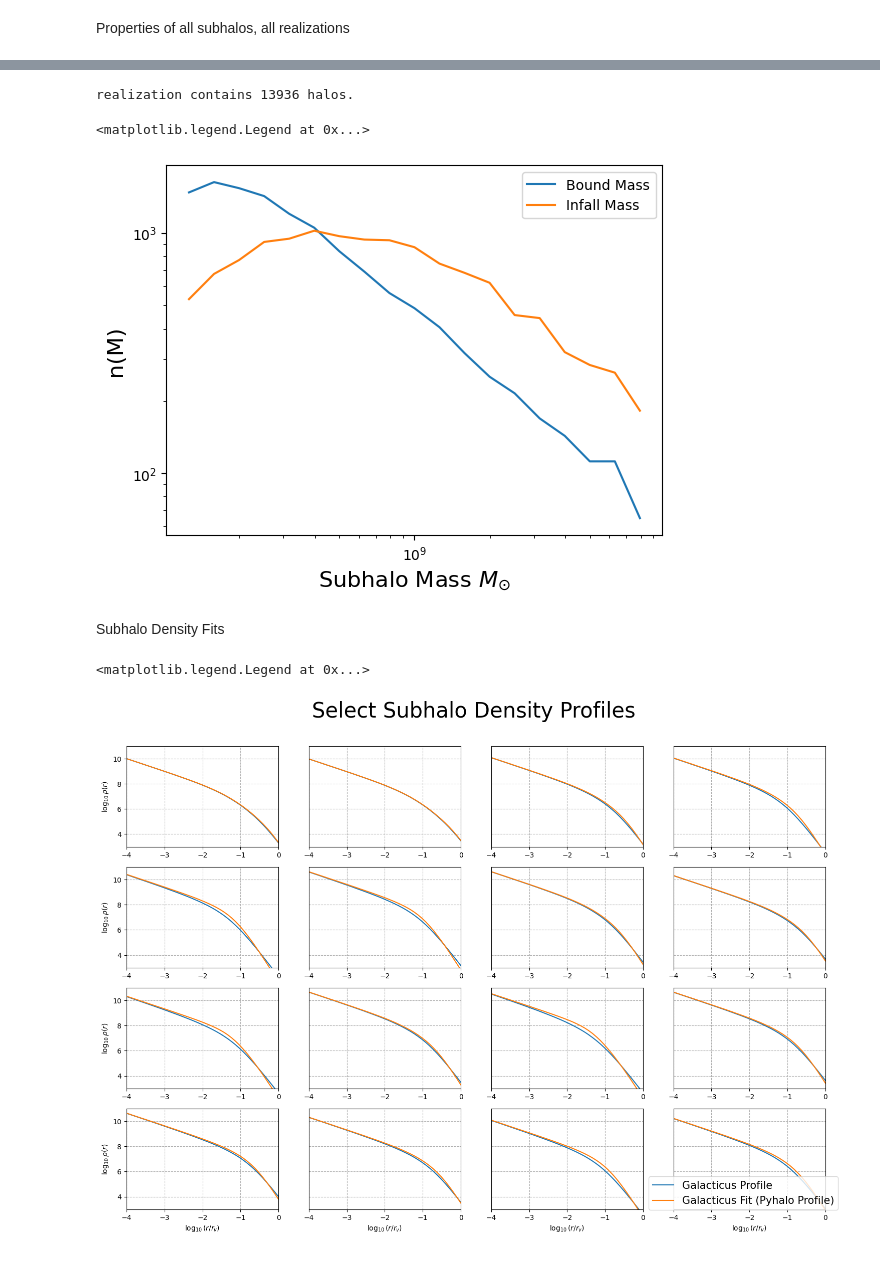
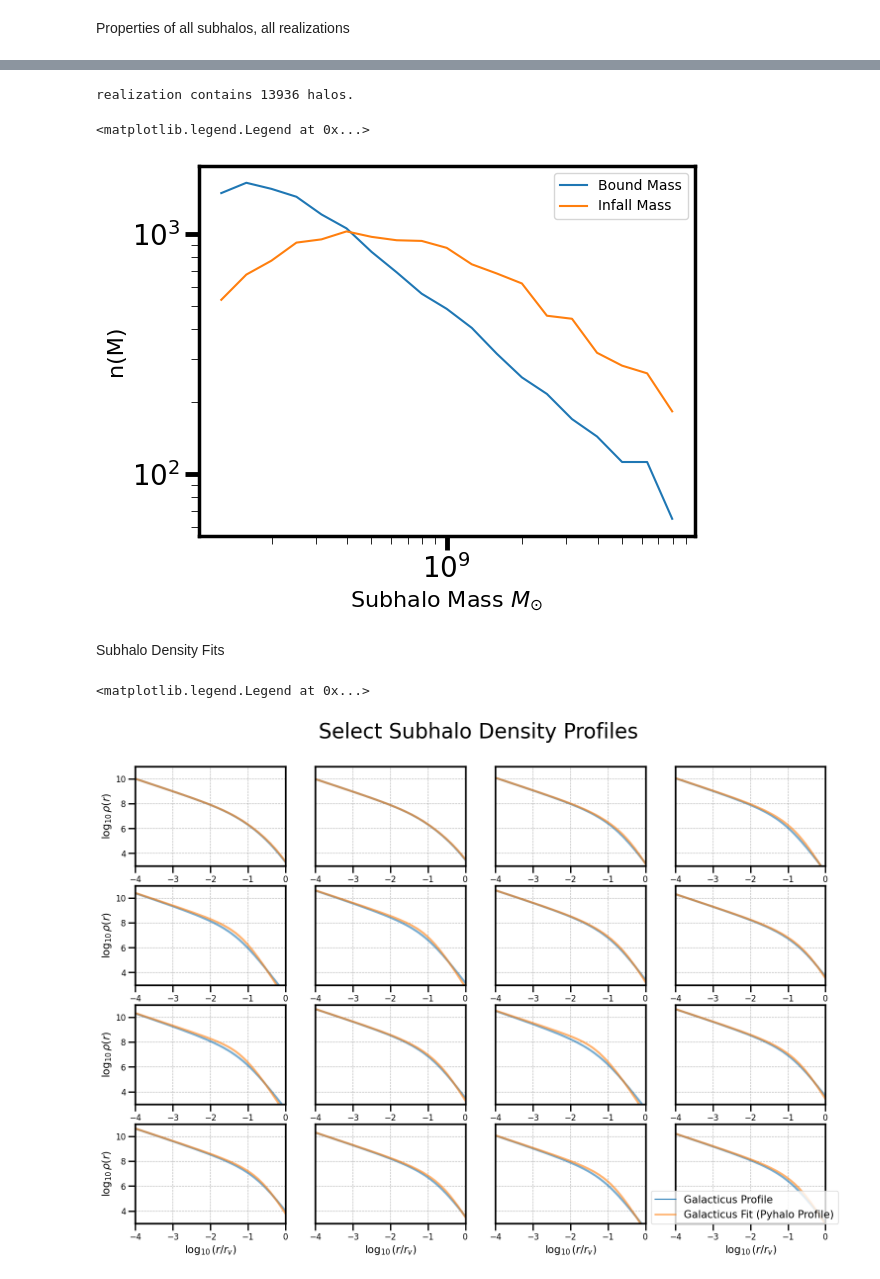
Before and after one commit to dangilman/pyHalo, a Jupyter notebook: example_notebooks/from_galacticus.ipynb, the cells around one changed output, grey strips where cells are left out. Cells and saved outputs as stored; diff of their text form; code cells hidden in the pictures.

```diff
--- a/example_notebooks/from_galacticus.ipynb
+++ b/example_notebooks/from_galacticus.ipynb
@@ -15,18 +19,17 @@ Create a single realization from galacticus output
 # %%
 #path_hdf5 = "data/TNFW_debug-15.hdf5"
 path_hdf5 = "data/TNFW_example.hdf5"
-
 tree_index = 8
 mrange = (1E8,1E10)
 # The coordinates of the normal vector of the plane we project onto when rendering
 # In this case coordinates would be projected onto y,z plane
 plane_normal = np.asarray((1,0,0))
-z_lens = 0.5
-z_source = 2
+zlens = 0.5
+zsource = 2
 cone_opening_angle_arcsec = 10
 
 
-realization_galacticus = DMFromGalacticus(z_lens,z_source,path_hdf5,tree_index,dict(cone_opening_angle_arcsec=cone_opening_angle_arcsec),
+realization_galacticus = DMFromGalacticus(zlens,zsource,path_hdf5,tree_index,dict(cone_opening_angle_arcsec=cone_opening_angle_arcsec,log_mlow=8,log_mhigh=10),
                                                                                 mrange,True,plane_normal)
 # %%
 print('realization contains '+str(len(realization_galacticus.halos))+' halos.')
@@ -78,7 +81,7 @@ phi = np.random.random((n_projections)) * 2 * np.pi
 realization_galacticus_multiple_projections = []
 
 for angle in zip(theta,phi):
-    realization = DMFromGalacticus(z_lens,z_source,path_hdf5,tree_index,dict(cone_opening_angle_arcsec=cone_opening_angle_arcsec),
+    realization = DMFromGalacticus(zlens,zsource,path_hdf5,tree_index,dict(cone_opening_angle_arcsec=cone_opening_angle_arcsec),
                                                                             mrange,True,proj_rotation_angles=angle)
 # %% [markdown]
 Visualize properties of galacticus subhalos
@@ -95,5 +90,5 @@ Notes on the mass function graph:
 # %%
-realization_galacticus_subhalos = DMFromGalacticus(z_lens,z_source,path_hdf5,tree_index,dict(cone_opening_angle_arcsec=cone_opening_angle_arcsec),
+realization_galacticus_subhalos = DMFromGalacticus(zlens,zsource,path_hdf5,tree_index,dict(cone_opening_angle_arcsec=cone_opening_angle_arcsec),
                                                                                 mrange,True,plane_normal,include_field_halos=False)
 
 subhalos = realization_galacticus_subhalos.halos
@@ -103,12 +98,6 @@ print('realization contains '+str(len(realization_galacticus_subhalos.halos))+'
 cdm_halo_masses_infall = [halo.mass for halo in realization_galacticus_subhalos.halos]
 N, m = np.histogram(cdm_halo_masses_infall, bins=np.logspace(6, 10, 10))
 
-fig = plt.figure(1)
-ax = plt.subplot(111)
-ax.loglog(m[0:-1], N)
-ax.set_xlabel('Halo mass '+r'$M_{\odot}$', fontsize=16)
-ax.set_ylabel('n(M)', fontsize=16)
-
 fig = plt.figure(2)
 fig.set_size_inches(14,12)
 ax = plt.subplot(111, projection='3d')
@@ -124,24 +114,21 @@ Properties of all subhalos, all realizations
 # %%
 n_projections = 100
-
-theta = np.random.random((n_projections)) * np.pi
-phi = np.random.random((n_projections)) * 2 * np.pi
 
 # By default subhalos are filtered such that only subhalos from a particular tree
 # and those that are within the rendering volume of the cone are included
 # we can override, to include all subhalos in the galacticus file in the realization
 # we exclude subhalos outside of the virial radius of their host
 # since galacticus is not calibrated for these subhalos, we also include host halos
-realization_galacticus_subhalos_all = DMFromGalacticus(z_lens,z_source,path_hdf5,tree_index,dict(cone_opening_angle_arcsec=cone_opening_angle_arcsec),
+realization_galacticus_subhalos_all = DMFromGalacticus(zlens,zsource,path_hdf5,tree_index,dict(cone_opening_angle_arcsec=cone_opening_angle_arcsec),
                                                                                 mrange,True,plane_normal,include_field_halos=False,
                                                                                 nodedata_filter=lambda nd,util: nodedata_filter_subhalos(nd,util) & nodedata_filter_virialized(nd,util))
 
 
-sub_halos = realization_galacticus_subhalos_all.halos
+subhalos_all = realization_galacticus_subhalos_all.halos
 
-print('realization contains '+str(len(sub_halos))+' halos.')
-cdm_halo_masses_bound = [halo.bound_mass for halo in sub_halos]
-cdm_halo_masses_infall = [halo.mass for halo in sub_halos]
+print('realization contains '+str(len(subhalos_all))+' halos.')
+cdm_halo_masses_bound = [halo.bound_mass for halo in subhalos_all]
+cdm_halo_masses_infall = [halo.mass for halo in subhalos_all]
 n_bound, m_bound = np.histogram(cdm_halo_masses_bound, bins=np.logspace(8.1, 10, 20))
 n_infall, m_infall = np.histogram(cdm_halo_masses_infall, bins=np.logspace(8.1, 10, 20))
 
@@ -158,7 +145,7 @@ ax.legend()
 # %% [output]
 realization contains 13936 halos.
 <matplotlib.legend.Legend at 0x...>
-[figure, old version]
+[figure, new version]
 # %% [markdown]
 Subhalo Density Fits
 # %%
@@ -167,16 +154,16 @@ xscale = (-4,0)
 yscale = (3,11)
 fig, axs = plt.subplots(nplotsy,nplotsx,figsize=(18,12))
 
-def plot_galacticus_profile(ax:plt.Axes,nodedata:dict[str,np.ndarray],id,gutil:GalacticusUtil):
+def plot_galacticus_profile(ax,nodedata,id,gutil,**kwargs):
     nd_sub = nodedata_apply_filter(nodedata,nodedata[gutil.PARAM_NODE_ID] == id)
 
     density_profile_radius = nd_sub[gutil.PARAM_DENSITY_PROFILE_RADIUS][0]
     density_profile = nd_sub[gutil.PARAM_DENSITY_PROFILE][0] / 1E9
     rv = nd_sub[gutil.PARAM_RADIUS_VIRIAL][0]
 
-    ax.plot(np.log10(density_profile_radius / rv),np.log10(density_profile),label="Galacticus Density Profile")
+    return ax.plot(np.log10(density_profile_radius / rv),np.log10(density_profile),label="Galacticus Density Profile",**kwargs)
 
-def plot_pyhalo_density_profile(ax:plt.Axes,subhalo:TNFWFromParams, nodedata, gutil:GalacticusUtil):
+def plot_pyhalo_density_profile(ax,subhalo, nodedata, gutil,**kwargs):
     id = subhalo.id
 
     nd_sub = nodedata_apply_filter(nodedata,nodedata[gutil.PARAM_NODE_ID] == id)
@@ -185,10 +172,7 @@ def plot_pyhalo_density_profile(ax:plt.Axes,subhalo:TNFWFromParams, nodedata, gu
     rv = subhalo.params_physical[TNFWFromParams.KEY_RV]
     density_profile = subhalo.density_profile_3d(density_profile_radius)
 
-    ax.plot(np.log10(density_profile_radius / rv),np.log10(density_profile),label="PyHalo Density Profile")
-
-
-
+    return ax.plot(np.log10(density_profile_radius / rv),np.log10(density_profile),label="PyHalo Density Profile",**kwargs)
 
 for y,ax_row in enumerate(axs):
     for x,ax in enumerate(ax_row):
@@ -196,39 +180,41 @@ for y,ax_row in enumerate(axs):
 
         ax.set_xlim(*xscale,)
         ax.set_ylim(*yscale)
-        ax.set_xlabel(r"$\log_{10}(r/r_v)$")
-        ax.set_ylabel(r"$\log_{10}\rho(r)$")
+        ax.set_xlabel(r"$\log_{10}(r/r_v)$",fontdict=dict(fontsize=15))
+        ax.set_ylabel(r"$\log_{10}\rho(r)$",fontdict=dict(fontsize=15))
         ax.grid(linestyle="--")
+
+        ax.tick_params(axis="both", labelsize=12,width=2)
 
         if x > 0:
             ax.tick_params(left=False,labelleft=False)
             ax.set_ylabel("")
         if y < nplotsy - 1:
             #ax.tick_params(bottom=False,labelbottom=False)
             ax.set_xlabel("")
 
         n = nplotsx * y + x
 
         sh = subhalos[n]
 
-        plot_galacticus_profile(ax,nodedata,sh.id,gutil)
-        plot_pyhalo_density_profile(ax,sh,nodedata,gutil)
+        plot_galacticus_profile(ax,nodedata,sh.id,gutil,linewidth=3,alpha=0.6)
+        plot_pyhalo_density_profile(ax,sh,nodedata,gutil,linewidth=3,alpha=0.6)
 
 ax_main = fig.add_axes((0.1,0.1,0.82,0.82),facecolor=(1,1,1,0))
 ax_main.axis("off")
 
 ax_main.set_title("Select Subhalo Density Profiles",fontdict=dict(fontsize=30))
 ax_main.set_xlim((0,1))
 ax_main.set_ylim((0,1))
 
 ax_main.plot((-10),(-10),label="Galacticus Profile")
 ax_main.plot((-10),(-10),label="Galacticus Fit (Pyhalo Profile)")
 
 
 ax_main.legend(loc="lower right",fontsize=15)
 # %% [output]
 <matplotlib.legend.Legend at 0x...>
-[figure, old version]
+[figure, new version]
 # %%
 fig, ax = plt.subplots(figsize=(9,6))
 ax.hist(nodedata['metricTidalTruncationNFW'], bins=np.logspace(-11,2))
```
Also changed, not shown: parts of 16 cells of this notebook.
